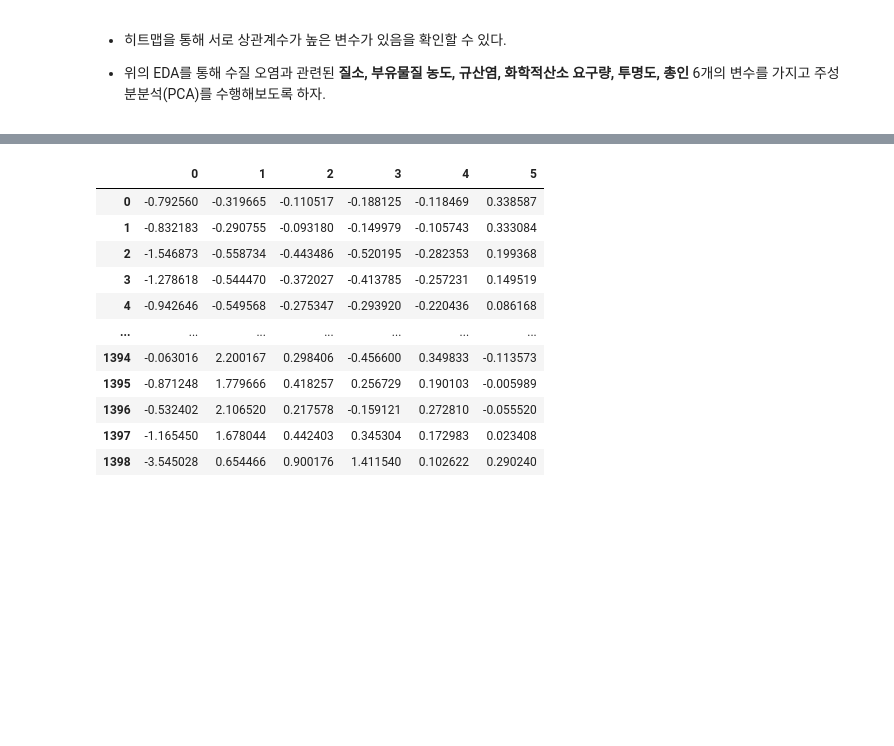
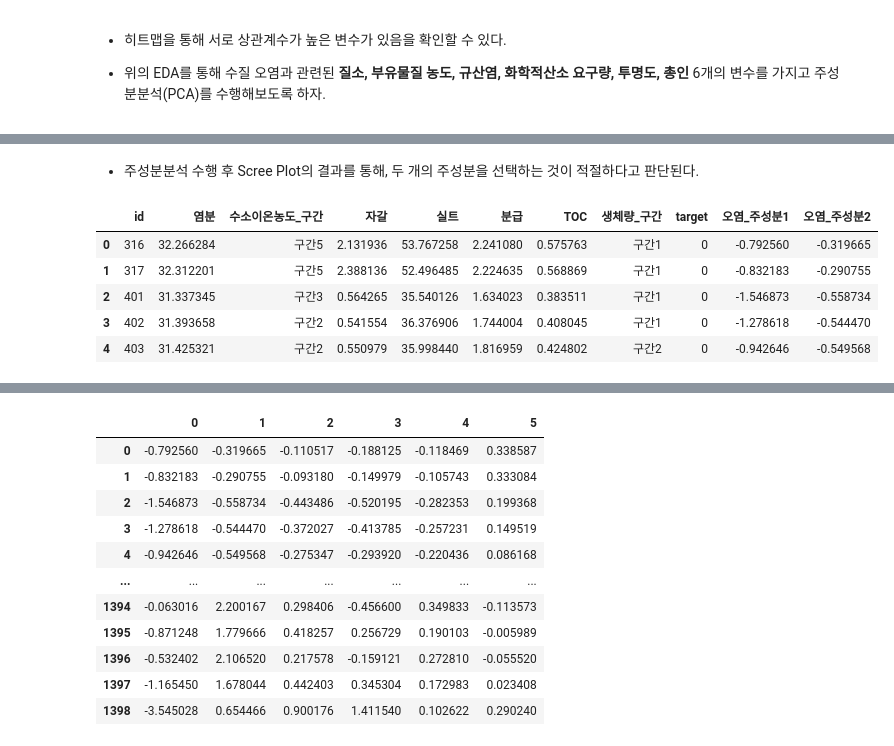
Before and after one commit to Koo-BM/DACON-JOISS, a Jupyter notebook: Python Code/Untitled.ipynb, the cells around one changed output, grey strips where cells are left out. Drawn from its saved outputs; the diff is of its cells as text; code cells hidden in the pictures; blank space fills up the shorter version.

```diff
--- a/Python Code/Untitled.ipynb
+++ b/Python Code/Untitled.ipynb
@@ -660,0 +662,18 @@ plt.title('PCA Scree Plot');
+# %% [markdown]
+- 주성분분석 수행 후 Scree Plot의 결과를 통해, 두 개의 주성분을 선택하는 것이 적절하다고 판단된다.
+# %%
+# 두 개의 주성분을 사용하여 데이터 생성하기
+pca = PCA(n_components = 2, random_state = 100)
+result_data = pd.DataFrame(pca.fit_transform(scaler_data), columns = ['오염_주성분1', '오염_주성분2'])
+
+# 기존 6개의 변수를 삭제하고, 주성분분석 수행 결과로 생성된 두 개의 변수를 추가하기
+eda_data = eda_data.drop(pca_data.columns, axis = 1)
+eda_data = pd.concat([eda_data, result_data], axis = 1)
+display(eda_data.head())
+# %% [output]
+|  | id | 염분 | 수소이온농도_구간 | 자갈 | 실트 | 분급 | TOC | 생체량_구간 | target | 오염_주성분1 | 오염_주성분2 |
+| 0 | 316 | 32.266284 | 구간5 | 2.131936 | 53.767258 | 2.241080 | 0.575763 | 구간1 | 0 | -0.792560 | -0.319665 |
+| 1 | 317 | 32.312201 | 구간5 | 2.388136 | 52.496485 | 2.224635 | 0.568869 | 구간1 | 0 | -0.832183 | -0.290755 |
+| 2 | 401 | 31.337345 | 구간3 | 0.564265 | 35.540126 | 1.634023 | 0.383511 | 구간1 | 0 | -1.546873 | -0.558734 |
+| 3 | 402 | 31.393658 | 구간2 | 0.541554 | 36.376906 | 1.744004 | 0.408045 | 구간1 | 0 | -1.278618 | -0.544470 |
+| 4 | 403 | 31.425321 | 구간2 | 0.550979 | 35.998440 | 1.816959 | 0.424802 | 구간2 | 0 | -0.942646 | -0.549568 |
```
Also changed, not shown: parts of 10 cells of this notebook, 1 other file.
